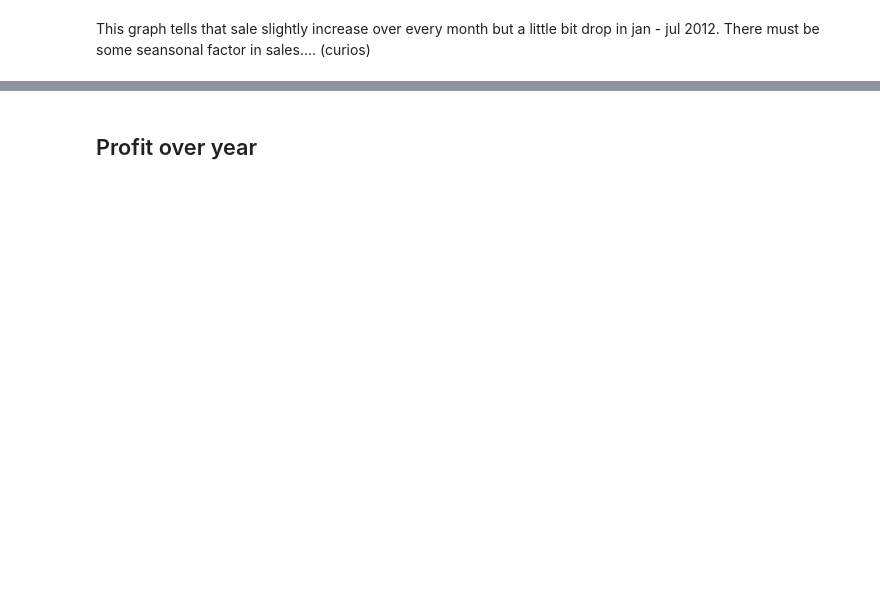
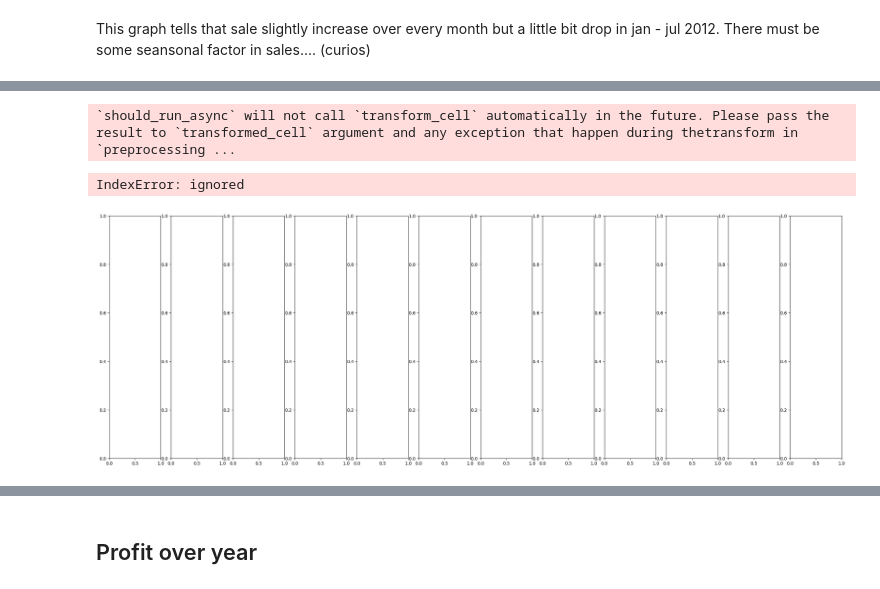
Before and after one commit to Krittapad12348/Superstore_Analysis, a Jupyter notebook: superstore_python.ipynb, the cells around one changed output, grey strips where cells are left out. Cells and saved outputs as stored; diff of their text form; code cells hidden in the pictures; blank space fills up the shorter version.

```diff
--- a/superstore_python.ipynb
+++ b/superstore_python.ipynb
@@ -118,6 +110,6 @@ memory usage: 1.6+ MB
 # %%
-ss['Order Date'] = pd.to_datetime(ss['Order Date'])
-ss['Ship Date'] = pd.to_datetime(ss['Ship Date'])
+ss['Order Date'] = pd.to_datetime(ss['Order Date'],format="%d-%m-%Y")
+ss['Ship Date'] = pd.to_datetime(ss['Ship Date'],format="%d-%m-%Y")
 ss['Order Month'] = ss['Order Date'].dt.month
 ss['Order Year'] = ss['Order Date'].dt.year
 ss['Order Year'].unique()
@@ -200,0 +197,17 @@ ValueError: ignored
+# %%
+agg_df = ss.groupby(['Order Year', 'Order Month'])['Sales'].sum().reset_index()
+fig, axs = plt.subplots(ncols=12, figsize=(30, 10))
+year = list(agg_df['Order Year'].unique())
+for i, year in enumerate(year):
+    month_data = agg_df[(agg_df['Order Year'] == year) & (agg_df['month'] == 1)]
+    axs[i].plot(year, month_data['Sales'], marker='o', linestyle='-', label=f'Year {year}')
+    axs[i].set_xlabel('Date')
+    axs[i].set_ylabel('Sales')
+    axs[i].grid(True)
+    axs[i].legend()
+
+plt.show()
+# %% [output]
+`should_run_async` will not call `transform_cell` automatically in the future. Please pass the result to `transformed_cell` argument and any exception that happen during thetransform in `preprocessing ...
+IndexError: ignored
+[figure, added]
```
Also changed, not shown: parts of 58 cells of this notebook.
